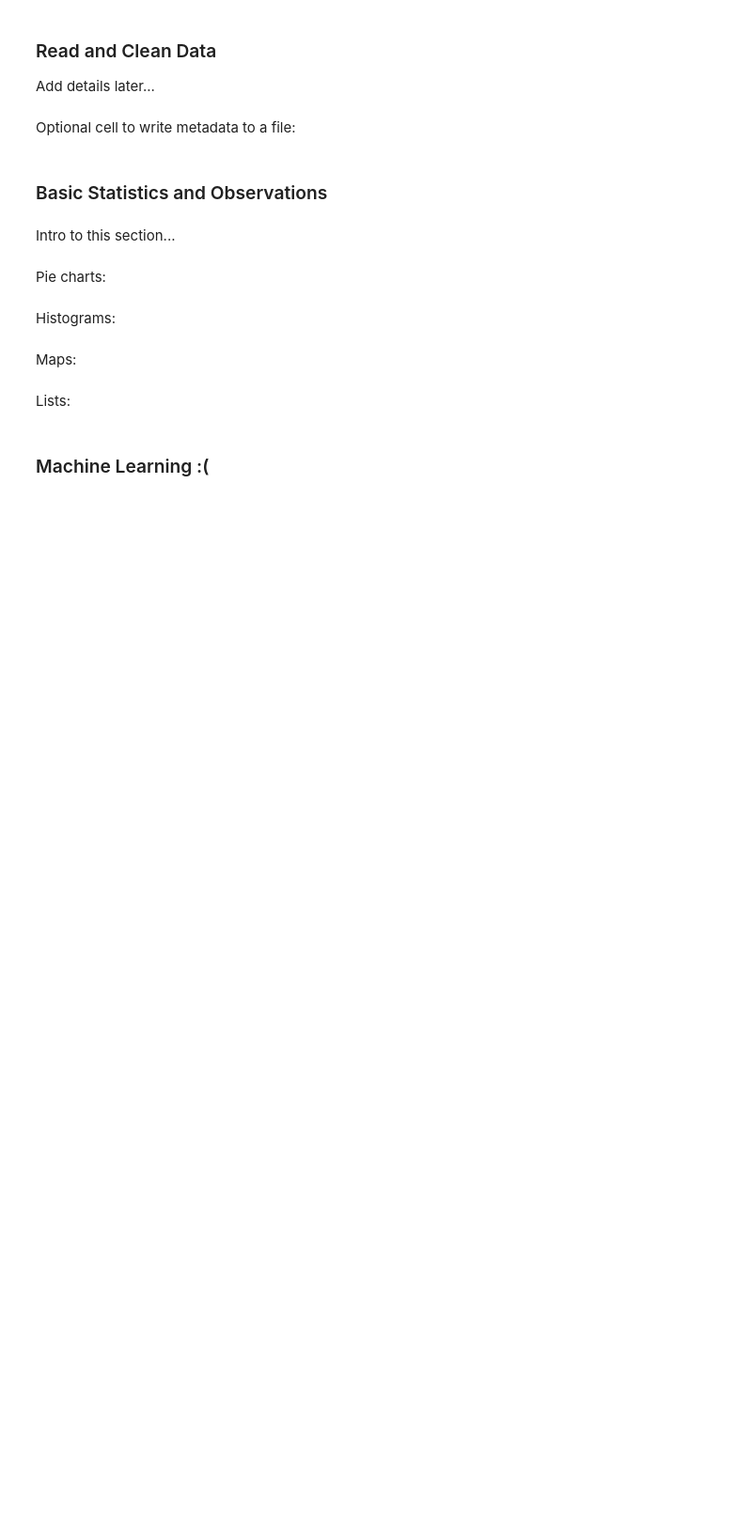
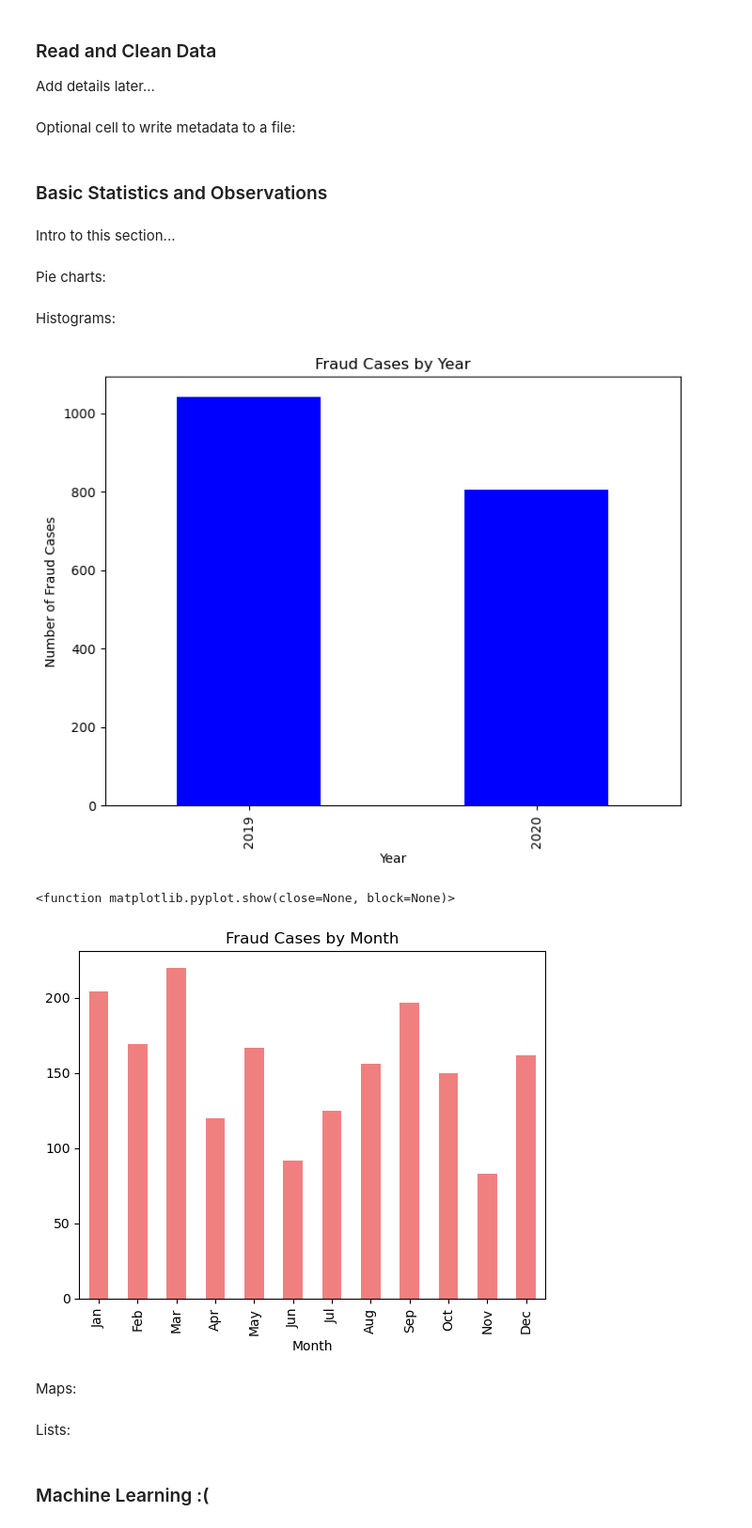
Before and after one commit to maddiegross7/325-Final-Project, a Jupyter notebook: Final_Project_RegularlyScheduledProgramming.ipynb, the cells around one changed output. Shown: that part at 94% size. Drawn from its saved outputs; the diff is of its cells as text; code cells hidden in the pictures; blank space fills up the shorter version.

Commit message:
Made Graphs for my section

```diff
--- a/Final_Project_RegularlyScheduledProgramming.ipynb
+++ b/Final_Project_RegularlyScheduledProgramming.ipynb
@@ -70,3 +84,27 @@ Histograms:
+# %%
+# Ethan
+df['month'] = df['trans_date_trans_time'].dt.month
+df['year'] = df['trans_date_trans_time'].dt.year
+fraud_df = df[df['is_fraud'] == 1]
+fraud_by_month = fraud_df['month'].value_counts().sort_index()
+fraud_by_year = fraud_df['year'].value_counts().sort_index()
+
+plt.figure(figsize=(8, 6))
+fraud_by_year.plot(kind='bar', color='blue')
+plt.title("Fraud Cases by Year")
+plt.xlabel("Year")
+plt.ylabel("Number of Fraud Cases")
+plt.show()
+
+fraud_by_month.plot(kind='bar', color='lightcoral')
+plt.title("Fraud Cases by Month")
+plt.xlabel("Month")
+plt.xticks(ticks=range(12), labels=['Jan', 'Feb', 'Mar', 'Apr', 'May', 'Jun', 'Jul', 'Aug', 'Sep', 'Oct', 'Nov', 'Dec'])
+plt.show
+# %% [output]
+[figure, added]
+<function matplotlib.pyplot.show(close=None, block=None)>
+[figure, added]
 # %% [markdown]
 Maps:
 # %%
```
Also changed, not shown: parts of 3 cells of this notebook.
